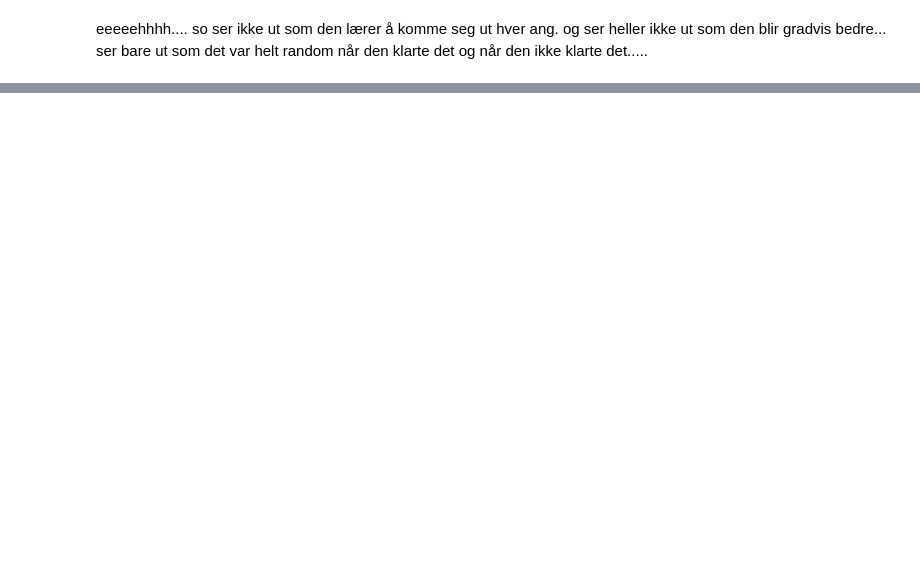
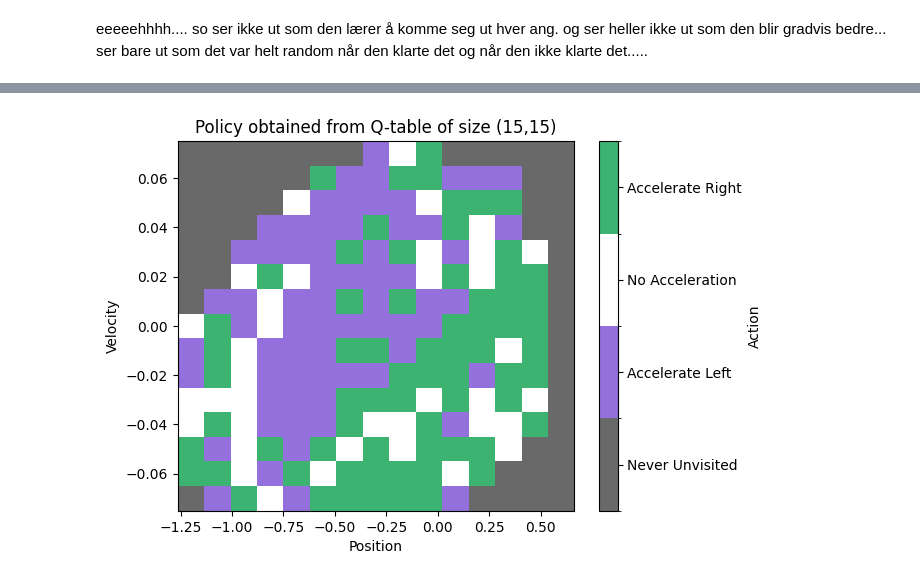
Before and after one commit to saraahmadi3/inf368, a Jupyter notebook: p4/p2ex4/ex4.ipynb, the cells around one changed output, grey strips where cells are left out. Cells and saved outputs as stored; diff of their text form; code cells hidden in the pictures; blank space fills up the shorter version.

```diff
--- a/p4/p2ex4/ex4.ipynb
+++ b/p4/p2ex4/ex4.ipynb
@@ -212,0 +389,39 @@ eeeeehhhh.... so ser ikke ut som den lærer å komme seg ut hver ang. og ser hel
+# %%
+import matplotlib.colors as mcolors
+def plot_policy(Q, num_bins):
+    # Prepare the grid
+    position_axis = np.linspace(-1.2, 0.6, num_bins)
+    velocity_axis = np.linspace(-0.07, 0.07, num_bins)
+    policy_grid=np.argmax(Q, axis=2)
+    # Detect states that the agent has not visited
+    unvisited = np.all(Q == 0, axis=2)
+    policy_grid[unvisited] = -1  # Mark unvisited states with a unique number
+
+    # Prepare the plot
+    # plt.figure(figsize=(10, 5))
+
+    # Custom colormap: Define a color for each action, including 'unvisited'
+    colors = ['dimgray', 'mediumpurple', 'white', 'mediumseagreen']  # Custom colors for 'unvisited', 'left', 'no push', 'right'
+    cmap = mcolors.ListedColormap(colors)
+    bounds = [-1.5, -0.5, 0.5, 1.5, 2.5]  # Boundaries for colors; ensure alignment with action values
+    norm = mcolors.BoundaryNorm(bounds, cmap.N)
+
+    # Plotting the policy with the custom colormap
+    plt.pcolormesh(position_axis, velocity_axis, policy_grid, cmap=cmap, norm=norm, shading='auto')
+
+    # Color bar and labels
+    cbar = plt.colorbar(ticks=[-1, 0, 1, 2], label='Action', boundaries=bounds, values=[-1, 0, 1, 2])
+    cbar.ax.set_yticklabels(['Never Unvisited', 'Accelerate Left', 'No Acceleration', 'Accelerate Right'])
+    plt.xlabel('Position')
+    plt.ylabel('Velocity')
+    plt.title(f'Policy obtained from Q-table of size ({num_bins},{num_bins})')
+    plt.show()
+# %%
+best_b=bin_vals[np.argmax(rewards)]
+
+best_Q=bin_info[best_b]['Q']
+policy = np.argmax(best_Q, axis=2)
+
+plot_policy(best_Q, best_b)
+# %% [output]
+[figure, added]
```
Also changed, not shown: parts of 25 cells of this notebook.
